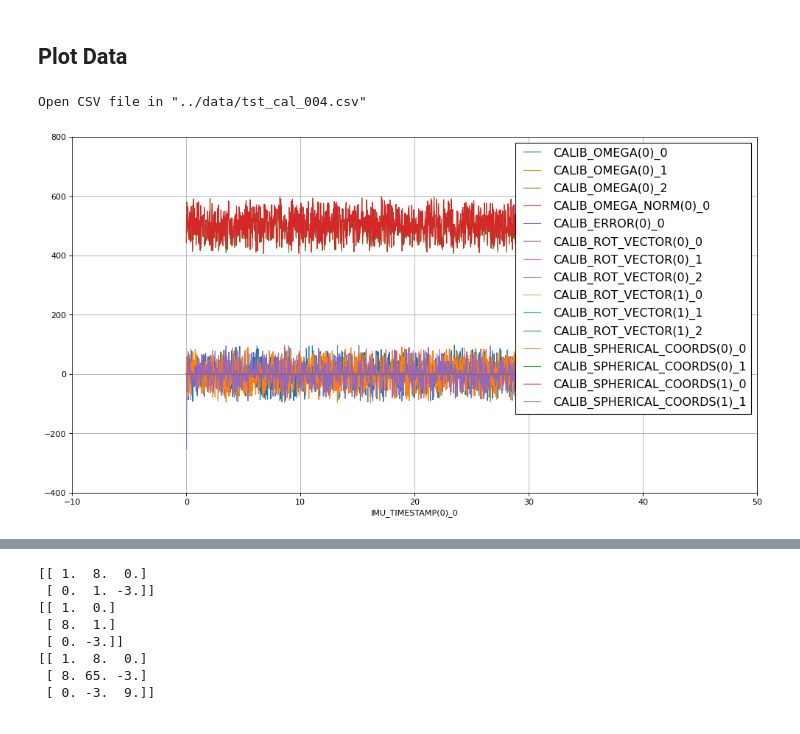
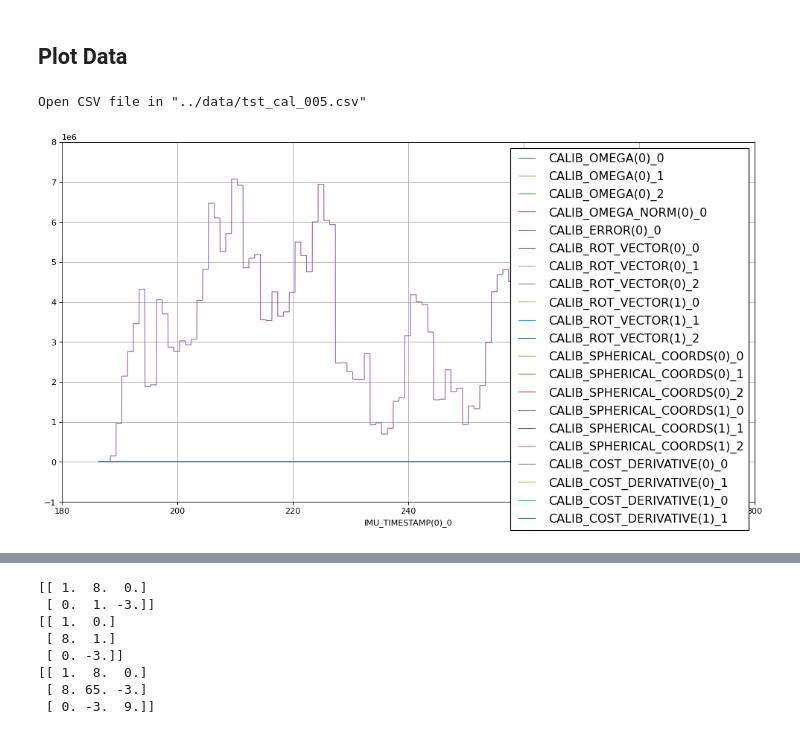
Before and after one commit to gmescudero/humanArmkinematics, a Jupyter notebook: prototypes/tryouts.ipynb, the cells around one changed output, grey strips where cells are left out. Saved outputs shown, nothing was run; the diff lists cells and outputs as text; code cells hidden in the pictures.

```diff
--- a/prototypes/tryouts.ipynb
+++ b/prototypes/tryouts.ipynb
@@ -52,34 +52,34 @@ quaternion(0.866025403784439, 0, 0, 0.5)
 # %%
 import os
 import matplotlib.pyplot as plt
 
 DATA_DIR = "../data/"
 
 dirs = os.listdir(DATA_DIR)
 dirs.sort(reverse=True)
 
 for d in dirs:
     if 'tst' not in d:
         path = DATA_DIR+d
         break
-# path = "../data/tst_cal_004.csv"
+path = "../data/tst_cal_005.csv"
 print(f"Open CSV file in \"{path}\"")
 df = pd.read_csv(path)
 
 # Adjust plot style
 plt.figure(figsize=(15, 8), dpi=80)
 plt.grid(True)
 plt.style.use('classic')
 
 # Show plot
 for col in df.columns[1:]:
     plt.plot(df[df.columns[0]], df[col])
 plt.legend(df.columns[1:])
 plt.xlabel(df.columns[0])
 plt.show()
 # %% [output]
-Open CSV file in "../data/tst_cal_004.csv"
+Open CSV file in "../data/tst_cal_005.csv"
-[figure, old version]
+[figure, new version]
 # %%
 # Adjust plot style
 plt.figure(figsize=(15, 8), dpi=80)
```
Also changed, not shown: parts of 1 cell of this notebook, 8 other files.
